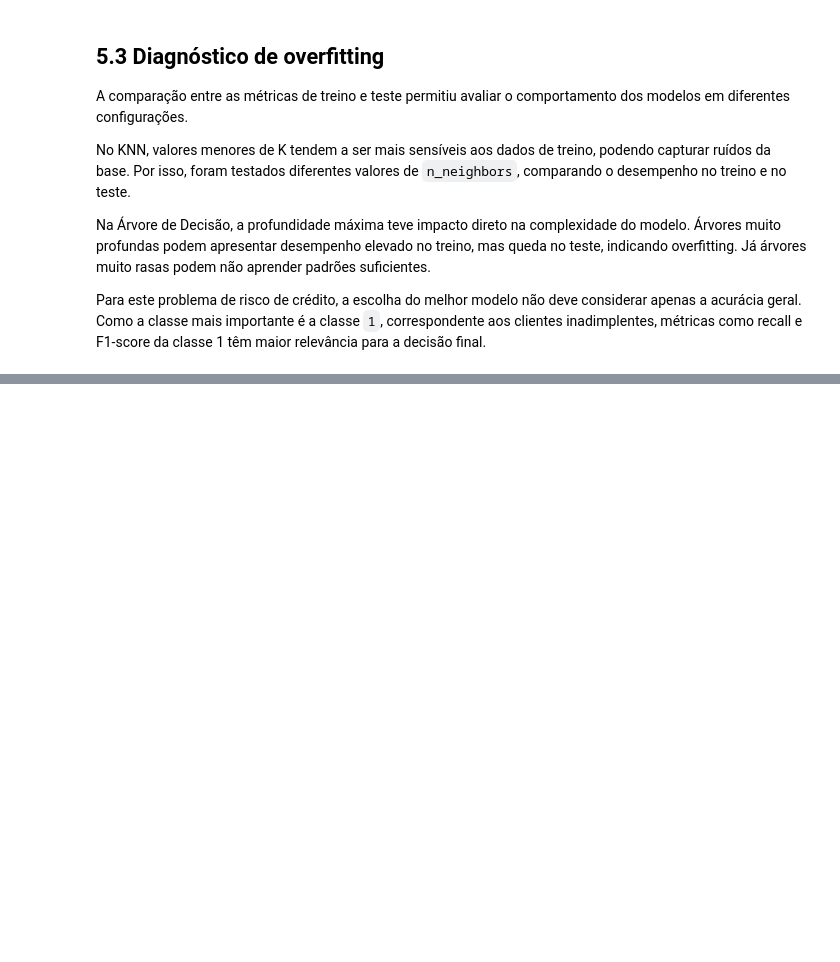
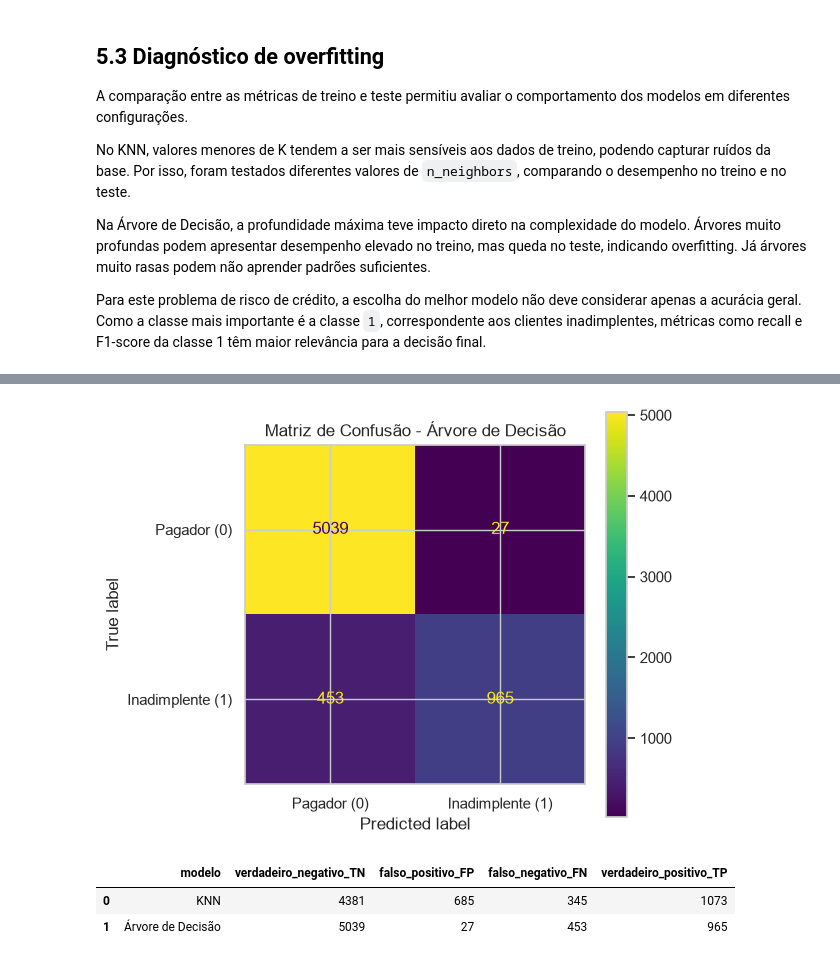
Before and after one commit to MarcioLuizBR/projeto-risco-credito-machine-learning, a Jupyter notebook: notebooks/pipeline_risco_credito.ipynb, the cells around one changed output, grey strips where cells are left out. Cells and saved outputs as stored; diff of their text form; code cells hidden in the pictures; blank space fills up the shorter version.

```diff
--- a/notebooks/pipeline_risco_credito.ipynb
+++ b/notebooks/pipeline_risco_credito.ipynb
@@ -1420,0 +1473,12 @@ Para este problema de risco de crédito, a escolha do melhor modelo não deve co
+# %%
+# Treinando novamente a melhor Árvore de Decisão
+
+modelo_arvore_final = DecisionTreeClassifier(
+    max_depth=melhor_profundidade,
+    random_state=42
+)
+
+modelo_arvore_final.fit(X_treino_arvore, y_treino_arvore)
+
+# Predições da Árvore de Decisão
+y_pred_arvore = modelo_arvore_final.predict(X_teste_arvore)
@@ -1420,0 +1554,51 @@ Para este problema de risco de crédito, a escolha do melhor modelo não deve co
+# %%
+# Matriz de confusão da Árvore de Decisão
+
+matriz_arvore = confusion_matrix(
+    y_teste_arvore,
+    y_pred_arvore,
+    labels=[0, 1]
+)
+
+disp_arvore = ConfusionMatrixDisplay(
+    confusion_matrix=matriz_arvore,
+    display_labels=["Pagador (0)", "Inadimplente (1)"]
+)
+
+fig, ax = plt.subplots(figsize=(6, 5))
+disp_arvore.plot(ax=ax, values_format="d")
+
+plt.title("Matriz de Confusão - Árvore de Decisão")
+plt.tight_layout()
+
+plt.savefig(
+    raiz_projeto / "imagens" / "matriz_confusao_arvore.png",
+    dpi=300,
+    bbox_inches="tight"
+)
+
+plt.show()
+# %% [output]
+[figure, added]
+# %%
+# Extraindo os valores da matriz de confusão
+# Estrutura da matriz:
+# [[TN, FP],
+#  [FN, TP]]
+
+tn_knn, fp_knn, fn_knn, tp_knn = matriz_knn.ravel()
+tn_arvore, fp_arvore, fn_arvore, tp_arvore = matriz_arvore.ravel()
+
+analise_erros = pd.DataFrame({
+    "modelo": ["KNN", "Árvore de Decisão"],
+    "verdadeiro_negativo_TN": [tn_knn, tn_arvore],
+    "falso_positivo_FP": [fp_knn, fp_arvore],
+    "falso_negativo_FN": [fn_knn, fn_arvore],
+    "verdadeiro_positivo_TP": [tp_knn, tp_arvore]
+})
+
+analise_erros
+# %% [output]
+|  | modelo | verdadeiro_negativo_TN | falso_positivo_FP | falso_negativo_FN | verdadeiro_positivo_TP |
+| 0 | KNN | 4381 | 685 | 345 | 1073 |
+| 1 | Árvore de Decisão | 5039 | 27 | 453 | 965 |
```
Also changed, not shown: parts of 10 cells of this notebook, 2 other files.
